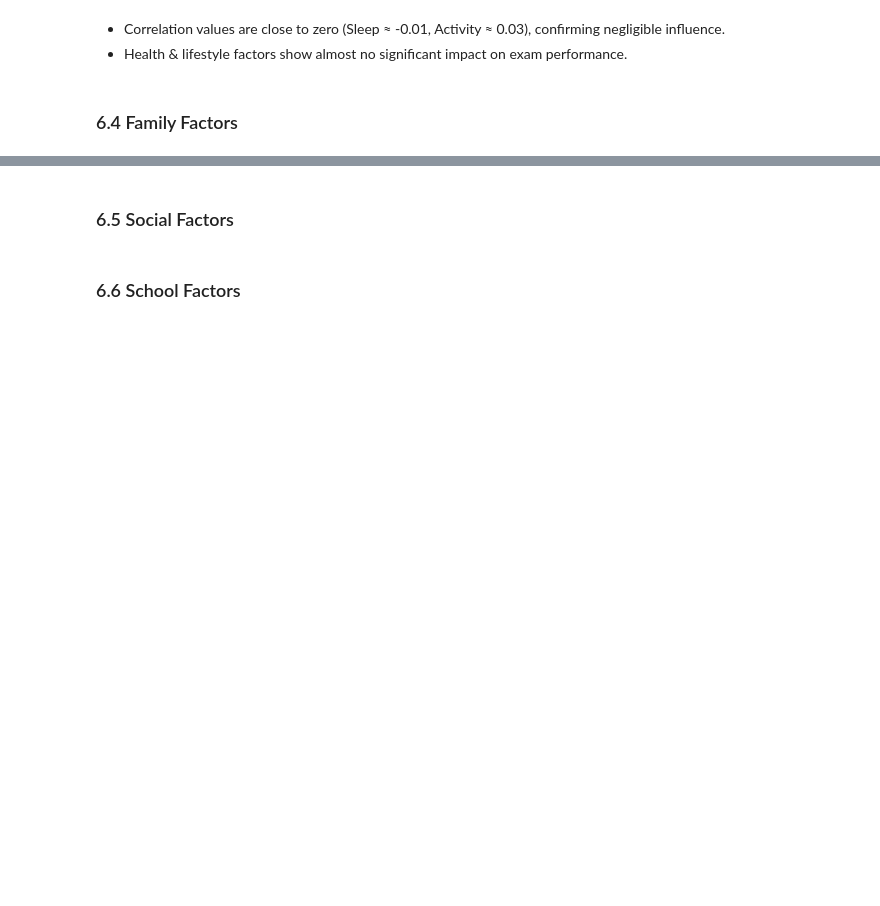
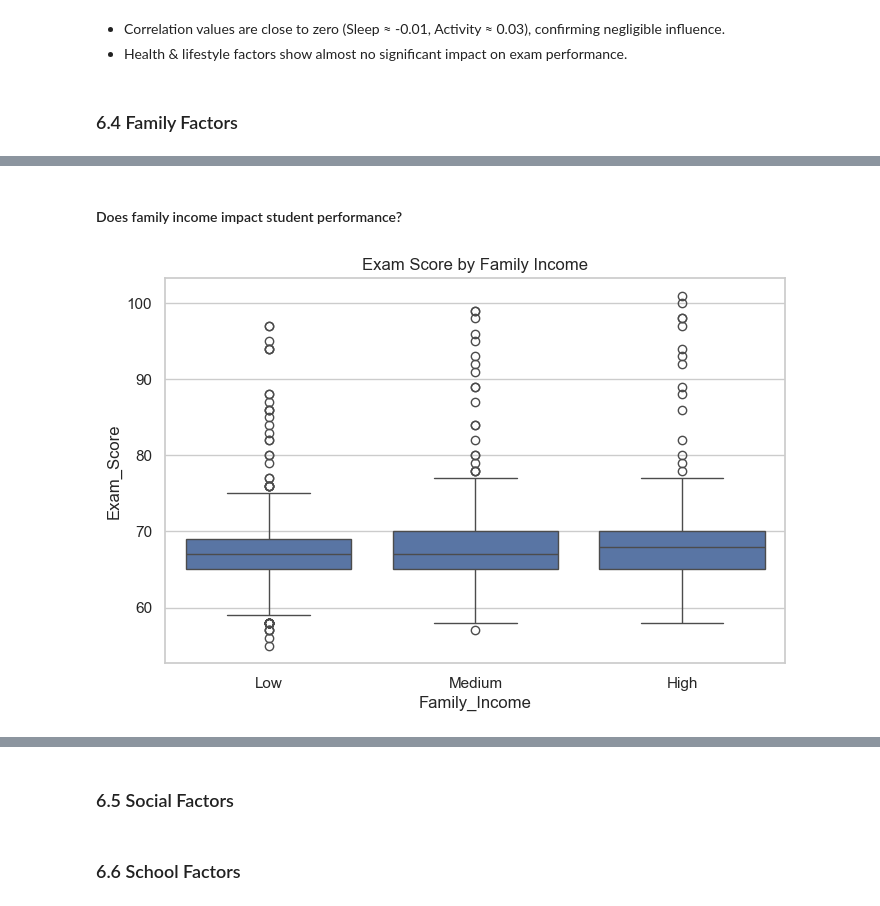
Before and after one commit to Nujud123/A-AI-Bootcamp, a Jupyter notebook: student/course2/p2_student_exam.ipynb, the cells around one changed output, grey strips where cells are left out. Saved outputs shown, nothing was run; the diff lists cells and outputs as text; code cells hidden in the pictures; blank space fills up the shorter version.

```diff
--- a/student/course2/p2_student_exam.ipynb
+++ b/student/course2/p2_student_exam.ipynb
@@ -351,0 +361,9 @@ plt.show()
+# %% [markdown]
+#### Does family income impact student performance?
+# %%
+sns.boxplot(data=student, x='Family_Income', y='Exam_Score')
+
+plt.title('Exam Score by Family Income')
+plt.show()
+# %% [output]
+[figure, added]
```
Also changed, not shown: parts of 6 cells of this notebook.
